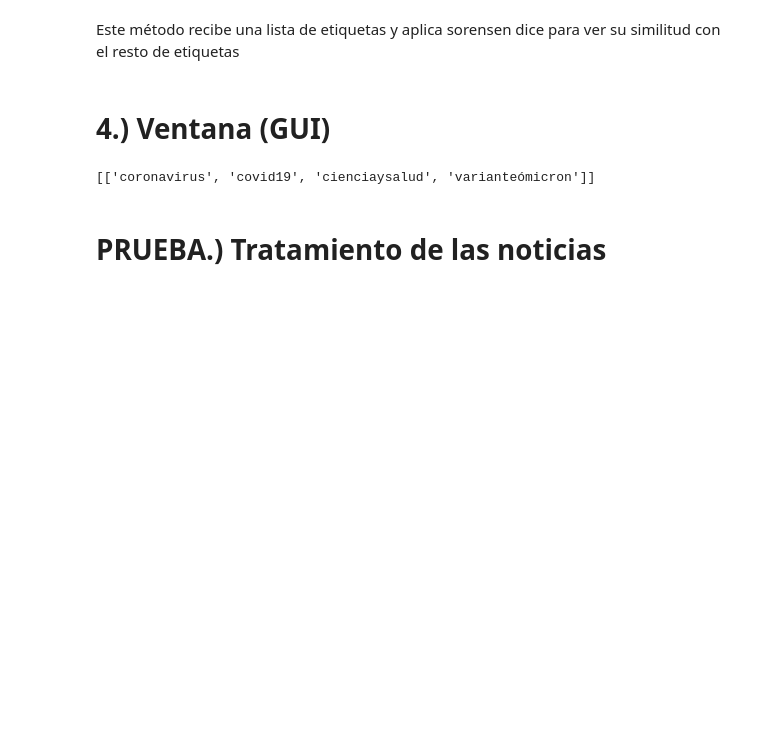
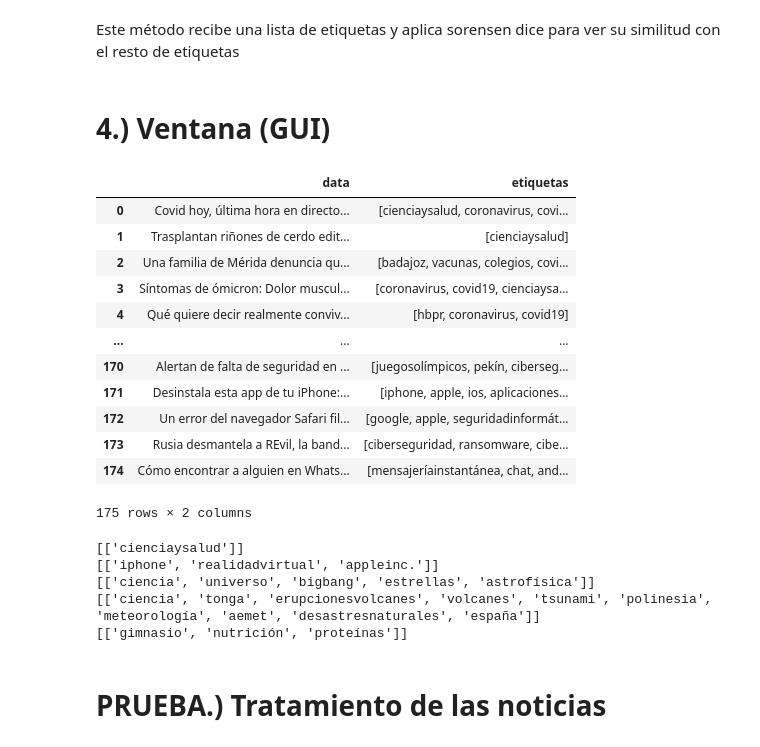
Before and after one commit to MarioCarrasco/ProyectoRecomedadoresSSII, a Jupyter notebook: PracticaSSII_v2.ipynb, the cells around one changed output. Cells and saved outputs as stored; diff of their text form; code cells hidden in the pictures; blank space fills up the shorter version.

```diff
--- a/PracticaSSII_v2.ipynb
+++ b/PracticaSSII_v2.ipynb
@@ -615,14 +615,14 @@ def contenidoEtiquetasMinutos(arraySalud, arrayCiencia, arrayTecnologia, df): #
             except:
                 titulo = ""
 
-            texto = titulo+"\n\n"
+            texto = str(titulo)+"\n\n"
 
             # Con un try catch hacemos que si el articulo no tiene un subtitulo lo deje en blanco
             try:
                 div = soup.findAll('div', class_="article-intro")
                 for li in div:
                     for each in li.findAll("li"):
-                        texto = texto+str(each.get_text())
+                        texto = str(texto)+str(each.get_text())
             except:
                 subtitulo = ""
 
@@ -634,7 +634,7 @@ def contenidoEtiquetasMinutos(arraySalud, arrayCiencia, arrayTecnologia, df): #
                 try:
                     texto = texto+cont.get_text()
                 except:
-                    texto = texto+""
+                    texto = str(texto)+""
 
             #sacamos las etiquetas
             li = soup.find_all('li', class_="tag")
@@ -664,14 +664,14 @@ def contenidoEtiquetasMinutos(arraySalud, arrayCiencia, arrayTecnologia, df): #
             except:
                 titulo = ""
 
-            texto = titulo+"\n\n"
+            texto = str(titulo)+"\n\n"
 
             # Con un try catch hacemos que si el articulo no tiene un subtitulo lo deje en blanco
             try:
                 div = soup.findAll('div', class_="article-intro")
                 for li in div:
                     for each in li.findAll("li"):
-                        texto = texto+str(each.get_text())
+                        texto = str(texto)+str(each.get_text())
             except:
                 subtitulo = ""
 
@@ -681,9 +681,9 @@ def contenidoEtiquetasMinutos(arraySalud, arrayCiencia, arrayTecnologia, df): #
             p = soup.findAll('p', class_="paragraph")
             for cont in p:
                 try:
-                    texto = texto+cont.get_text()
+                    texto = str(texto)+cont.get_text()
                 except:
-                    texto = texto+""
+                    texto = str(texto)+""
 
             #sacamos las etiquetas
             li = soup.find_all('li', class_="tag")
@@ -713,24 +713,24 @@ def contenidoEtiquetasMinutos(arraySalud, arrayCiencia, arrayTecnologia, df): #
             except:
                 titulo = ""
 
-            texto = titulo+"\n\n"
+            texto = str(titulo)+"\n\n"
 
             # Con un try catch hacemos que si el articulo no tiene un subtitulo lo deje en blanco
             try:
                 div = soup.findAll('div', class_="article-intro")
                 for li in div:
                     for each in li.findAll("li"):
-                        texto = texto+str(each.get_text())
+                        texto = str(texto)+str(each.get_text())
             except:
                 subtitulo = ""
 
-            texto = texto+"\n"
+            texto = str(texto)+"\n"
 
             # Contenido de la noticia
             p = soup.findAll('p', class_="paragraph")
             for cont in p:
                 try:
-                    texto = texto+cont.get_text()
+                    texto = str(texto)+cont.get_text()
                 except:
                     texto = texto+""
 
@@ -1075,3 +1081,19 @@ def aplicarSorensenDice(etiqueta_seleccionada, df):
+# %%
+df
+# %% [output]
+|  | data | etiquetas |
+| 0 | Covid hoy, última hora en directo... | [cienciaysalud, coronavirus, covi... |
+| 1 | Trasplantan riñones de cerdo edit... | [cienciaysalud] |
+| 2 | Una familia de Mérida denuncia qu... | [badajoz, vacunas, colegios, covi... |
+| 3 | Síntomas de ómicron: Dolor muscul... | [coronavirus, covid19, cienciaysa... |
+| 4 | Qué quiere decir realmente conviv... | [hbpr, coronavirus, covid19] |
+| ... | ... | ... |
+| 170 | Alertan de falta de seguridad en ... | [juegosolímpicos, pekín, ciberseg... |
+| 171 | Desinstala esta app de tu iPhone:... | [iphone, apple, ios, aplicaciones... |
+| 172 | Un error del navegador Safari fil... | [google, apple, seguridadinformát... |
+| 173 | Rusia desmantela a REvil, la band... | [ciberseguridad, ransomware, cibe... |
+| 174 | Cómo encontrar a alguien en Whats... | [mensajeríainstantánea, chat, and... |
+175 rows × 2 columns
 # %%
 # MAIN CON LA VENTANA
 sg.theme('BlueMono')   # Add a little color to your windows
@@ -1110,9 +1132,9 @@ recomendar = [[sg.Text('Etiquetas:'), sg.Button('Preview', key='btn_preview_etiq
             [sg.Text('              '), sg.Listbox(values="", size=(90, 7), key='listbox_etiquetas_recomendar')],
             [sg.Text('                                      '), sg.Text('TOP-N:'), sg.Combo(listaNumero, size = params, key='combo_topN_recomendar'), sg.Text('             '), sg.Button('Buscar', size=10, key='btn_buscar_recomendar')],
             [sg.Text('')],
-            [sg.Text('                        '), sg.Text('Ranking:'), sg.Listbox(values="", size=(30, 5), key='noticias_porcentajes_recomendar'), sg.Button('Preview', key='btn_preview_reslutado_recomendar')],
+            [sg.Text('                        '), sg.Text('Ranking:'), sg.Listbox(values="", size=(50, 5), key='noticias_porcentajes_recomendar'), sg.Button('Preview', key='btn_preview_reslutado_recomendar')],
             [sg.Text('Texto de la noticia:')],
-            [sg.Multiline(size = (107, 7), key = 'textbox_preview_reslutado_recomendar')],
+            [sg.Multiline(size = (107, 13), key = 'textbox_preview_reslutado_recomendar')],
             [sg.Button('Salir', size=10)]
          ]
 
@@ -1302,10 +1324,10 @@ while True:
         #window.find_element('listbox_ranking_noticias').Update(values=rankingLimitado2)
 
     if event == "btn_preview_etiquetas_recomendar":
-        df = pd.DataFrame(columns = ['data','etiquetas'])
-        df = contenidoEtiquetasElMundo(linksSalud, linksCiencia, linksTecnologia, df)
-        df = contenidoEtiquetasElPais(linksSanidadElPáis, linksCienciaElPáis, linksTecnologiaElPáis, df)
-        df = contenidoEtiquetasMinutos(linksMinutosSalud, linksMinutosCiencia, linksMinutosTecnologia, df)
+        #df = pd.DataFrame(columns = ['data','etiquetas'])
+        #df = contenidoEtiquetasElMundo(linksSalud, linksCiencia, linksTecnologia, df)
+        #df = contenidoEtiquetasElPais(linksSanidadElPáis, linksCienciaElPáis, linksTecnologiaElPáis, df)
+        #df = contenidoEtiquetasMinutos(linksMinutosSalud, linksMinutosCiencia, linksMinutosTecnologia, df)
         window.find_element('listbox_etiquetas_recomendar').Update(values=df.etiquetas)
 
     if event == "btn_buscar_recomendar":
@@ -1314,14 +1336,28 @@ while True:
         print(etiqueta_seleccionada)
         # Ahora llamamos al método que aplicará sorensen dice entre las etiquetas seleccionadas y las del dataframe
         newdf = aplicarSorensenDice(etiqueta_seleccionada[0], df)
-        resultados = []
+        resultados_etiquetas2 = []
+        ranking_texto2 = []
         for i in range(int(topN[0])):
-            resultados.append("Similitud de etiquetas: "+ str(newdf.similitud[i]))
-        window.find_element('noticias_porcentajes_recomendar').Update(values=resultados)
+            resultados_etiquetas2.append("Similitud de etiquetas: "+ str(newdf.similitud[i]))
+            ranking_texto2.append(str(newdf.data[i]))
+        window.find_element('noticias_porcentajes_recomendar').Update(values=resultados_etiquetas2)
+
+    if event == "btn_preview_reslutado_recomendar":
+        texto_Resultado = ""
+        for i in range(len(ranking_texto2)):
+            if str(values['noticias_porcentajes_recomendar'][0])==str(resultados_etiquetas2[i]):
+                textoResultado = ranking_texto2[i]
+            i+=1
+        window['textbox_preview_reslutado_recomendar'].update(textoResultado)
 
 window.close()
 # %% [output]
-[['coronavirus', 'covid19', 'cienciaysalud', 'varianteómicron']]
+[['cienciaysalud']]
+[['iphone', 'realidadvirtual', 'appleinc.']]
+[['ciencia', 'universo', 'bigbang', 'estrellas', 'astrofísica']]
+[['ciencia', 'tonga', 'erupcionesvolcanes', 'volcanes', 'tsunami', 'polinesia', 'meteorología', 'aemet', 'desastresnaturales', 'españa']]
+[['gimnasio', 'nutrición', 'proteínas']]
 # %% [markdown]
 # PRUEBA.) Tratamiento de las noticias
 # %%
```
Also changed, not shown: parts of 1 cell of this notebook.
